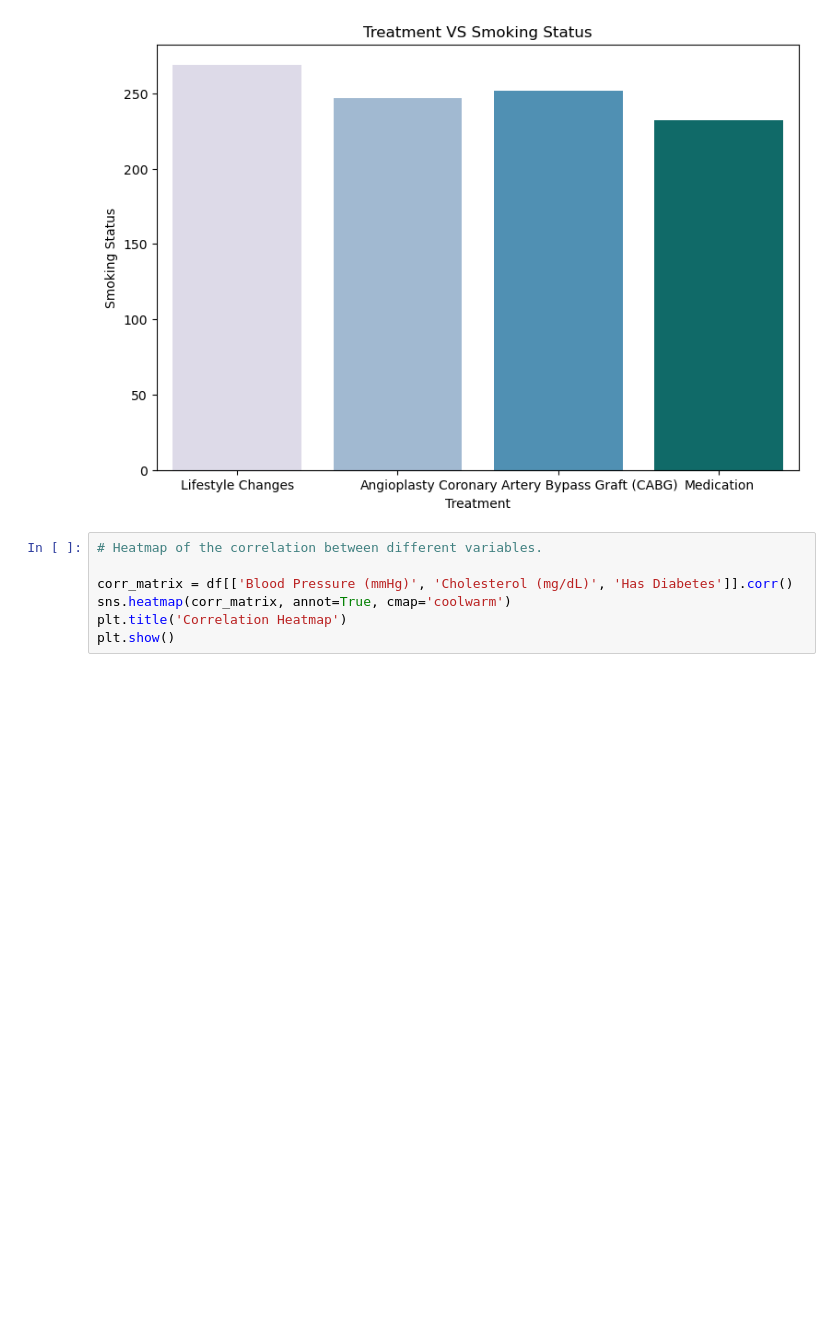
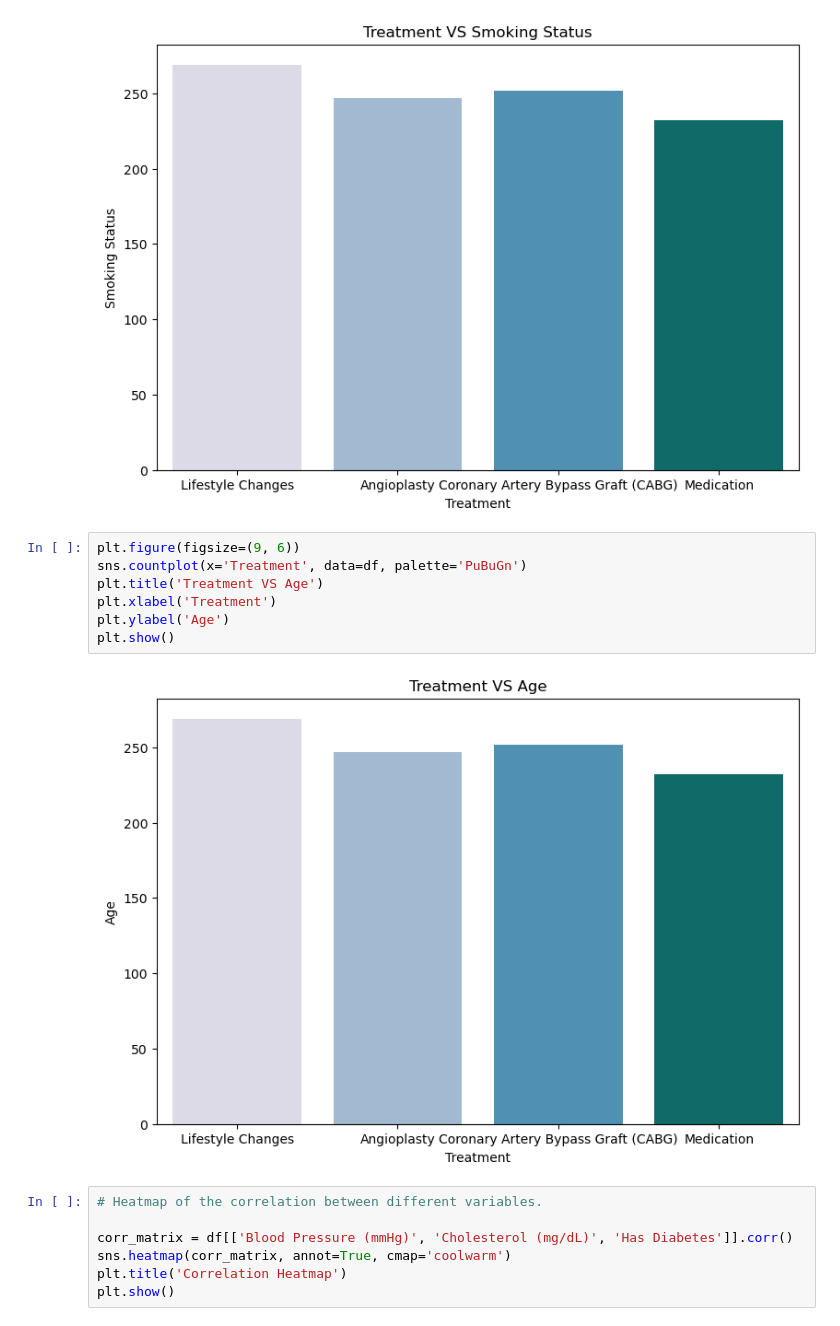
Before and after one commit to inhaiding/Heart-Attack-Risk-Assessment-Project, a Jupyter notebook: Heart Risk Prediction .ipynb, the cells around one changed output. Saved outputs shown, nothing was run; the diff lists cells and outputs as text; blank space fills up the shorter version.

```diff
--- a/Heart Risk Prediction .ipynb
+++ b/Heart Risk Prediction .ipynb
@@ -186,6 +200,15 @@ plt.ylabel('Smoking Status')
 plt.show()
 # %% [output]
 [figure]
+# %%
+plt.figure(figsize=(9, 6))
+sns.countplot(x='Treatment', data=df, palette='PuBuGn')
+plt.title('Treatment VS Age')
+plt.xlabel('Treatment')
+plt.ylabel('Age')
+plt.show()
+# %% [output]
+[figure, added]
 # %%
 # Heatmap of the correlation between different variables.
 
```
Also changed, not shown: parts of 12 cells of this notebook, 1 other file.
